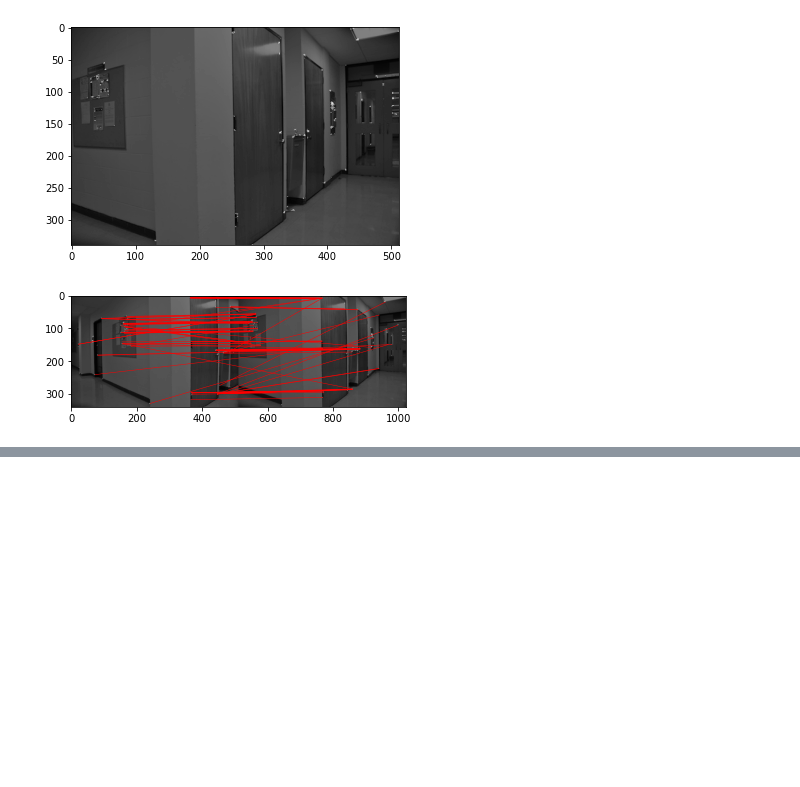
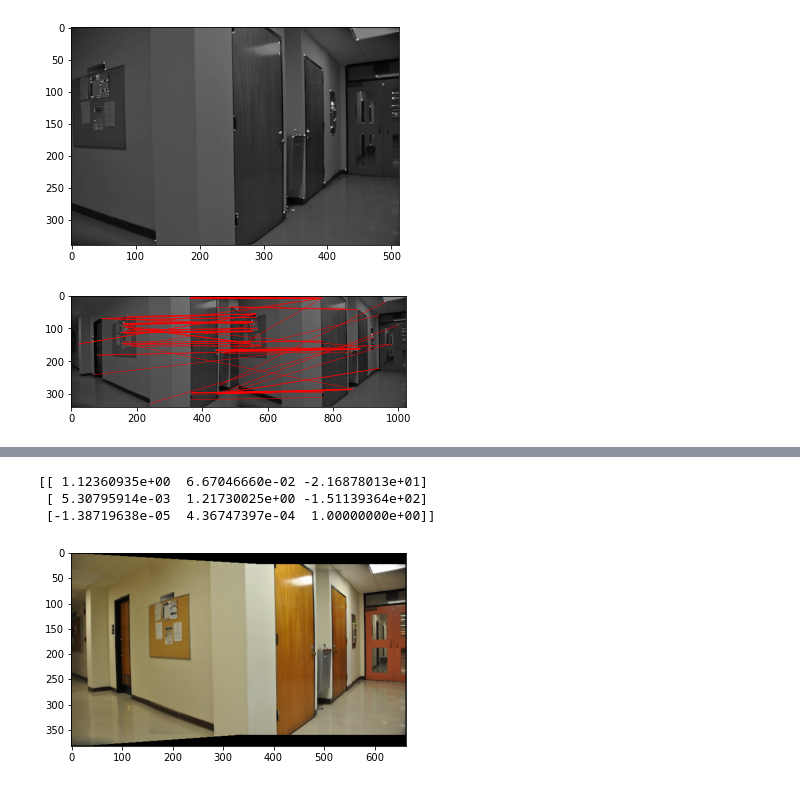
Before and after one commit to vegetablesB/EECE5639, a Jupyter notebook: Project2/p2_self.ipynb, the cells around one changed output, grey strips where cells are left out. Drawn from its saved outputs; the diff is of its cells as text; code cells hidden in the pictures; blank space fills up the shorter version.

Commit message:
Update RANSAC and wrapimage

```diff
--- a/Project2/p2_self.ipynb
+++ b/Project2/p2_self.ipynb
@@ -291,7 +357,7 @@ office_files = [filename for filename in sorted(os.listdir(office_path)) if os.p
 office_images = []
 for i in range(0, len(office_files)):
     img = cv2.imread(os.path.join(office_path, office_files[i]))
-    gray_img = cv2.cvtColor(img, cv2.COLOR_BGRA2GRAY)
+    gray_img = cv2.cvtColor(img, cv2.COLOR_BGR2GRAY)
     office_images.append(gray_img)
 
 office_images = np.array(office_images)
@@ -303,7 +369,7 @@ hallway_files = [filename for filename in sorted(os.listdir(hallway_path)) if os
 hallway_imgs = []
 for i in range(0, len(hallway_files)):
     img = cv2.imread(os.path.join(hallway_path, hallway_files[i]))
-    gray_img = cv2.cvtColor(img, cv2.COLOR_BGRA2GRAY)
+    gray_img = cv2.cvtColor(img, cv2.COLOR_BGR2GRAY)
     hallway_imgs.append(gray_img)
 
 hallway_files = np.array(hallway_imgs)
@@ -450,0 +400,22 @@ plt.imshow(mergeIm, cmap='gray')
+# %%
+M = RANSAC(correspondences)
+print(M)
+# %% [output]
+[[ 1.12360935e+00  6.67046660e-02 -2.16878013e+01]
+ [ 5.30795914e-03  1.21730025e+00 -1.51139364e+02]
+ [-1.38719638e-05  4.36747397e-04  1.00000000e+00]]
+# %%
+path = ("DanaHallWay1/DSC_0281.JPG", "DanaHallWay1/DSC_0282.JPG")
+# read two colorful images
+img1 = cv2.imread(path[0])
+img2 = cv2.imread(path[1])
+
+mergeIm = mergeImages([(img1, linalg.inv(M)), (img2, np.identity(3))])
+mergeIm = cv2.convertScaleAbs(mergeIm)
+mergeIm = cv2.cvtColor(mergeIm, cv2.COLOR_BGR2RGB)
+
+# Display the image using plt.imshow
+plt.imshow(mergeIm)
+plt.show()
+# %% [output]
+[figure, added]
```
Also changed, not shown: parts of 6 cells of this notebook, 1 other file.
